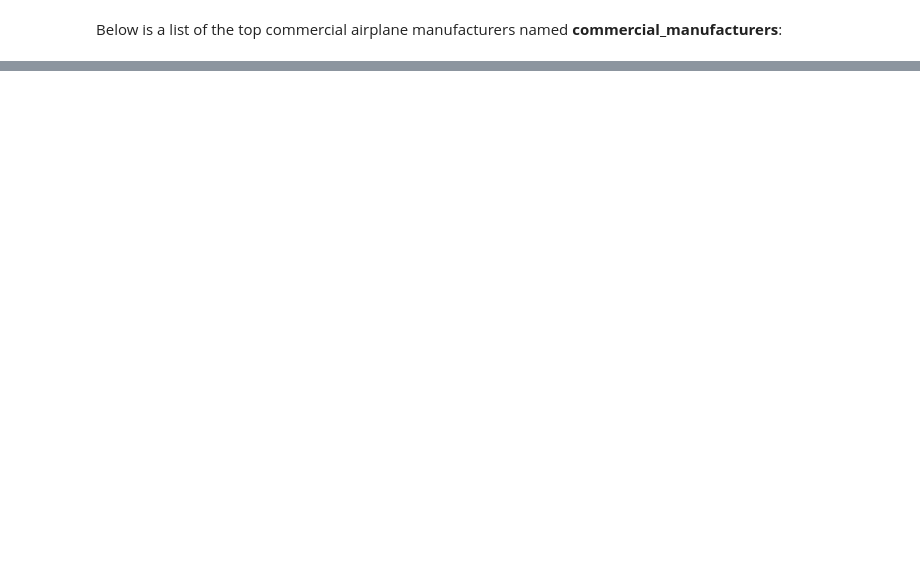
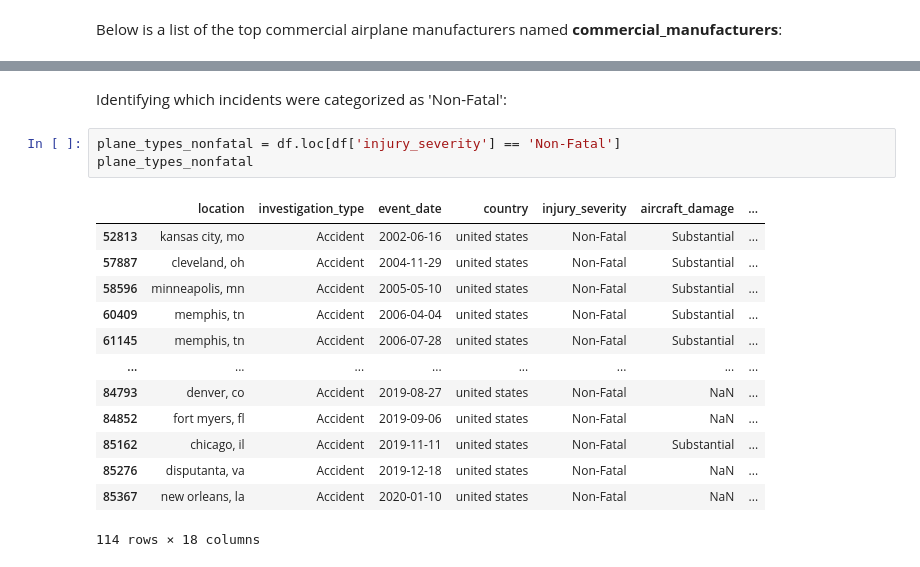
Before and after one commit to jtjohn172/Aviation-Data-Analysis-Project, a Jupyter notebook: commercial_planes.ipynb, the cells around one changed output, grey strips where cells are left out. Drawn from its saved outputs; the diff is of its cells as text; blank space fills up the shorter version.

```diff
--- a/commercial_planes.ipynb
+++ b/commercial_planes.ipynb
@@ -371,0 +419,19 @@ df.head()
+# %% [markdown]
+Identifying which incidents were categorized as 'Non-Fatal':
+# %%
+plane_types_nonfatal = df.loc[df['injury_severity'] == 'Non-Fatal']
+plane_types_nonfatal
+# %% [output]
+|  | location | investigation_type | event_date | country | injury_severity | aircraft_damage | ... |
+| 52813 | kansas city, mo | Accident | 2002-06-16 | united states | Non-Fatal | Substantial | ... |
+| 57887 | cleveland, oh | Accident | 2004-11-29 | united states | Non-Fatal | Substantial | ... |
+| 58596 | minneapolis, mn | Accident | 2005-05-10 | united states | Non-Fatal | Substantial | ... |
+| 60409 | memphis, tn | Accident | 2006-04-04 | united states | Non-Fatal | Substantial | ... |
+| 61145 | memphis, tn | Accident | 2006-07-28 | united states | Non-Fatal | Substantial | ... |
+| ... | ... | ... | ... | ... | ... | ... | ... |
+| 84793 | denver, co | Accident | 2019-08-27 | united states | Non-Fatal | NaN | ... |
+| 84852 | fort myers, fl | Accident | 2019-09-06 | united states | Non-Fatal | NaN | ... |
+| 85162 | chicago, il | Accident | 2019-11-11 | united states | Non-Fatal | Substantial | ... |
+| 85276 | disputanta, va | Accident | 2019-12-18 | united states | Non-Fatal | NaN | ... |
+| 85367 | new orleans, la | Accident | 2020-01-10 | united states | Non-Fatal | NaN | ... |
+114 rows × 18 columns
```
Also changed, not shown: parts of 20 cells of this notebook.
